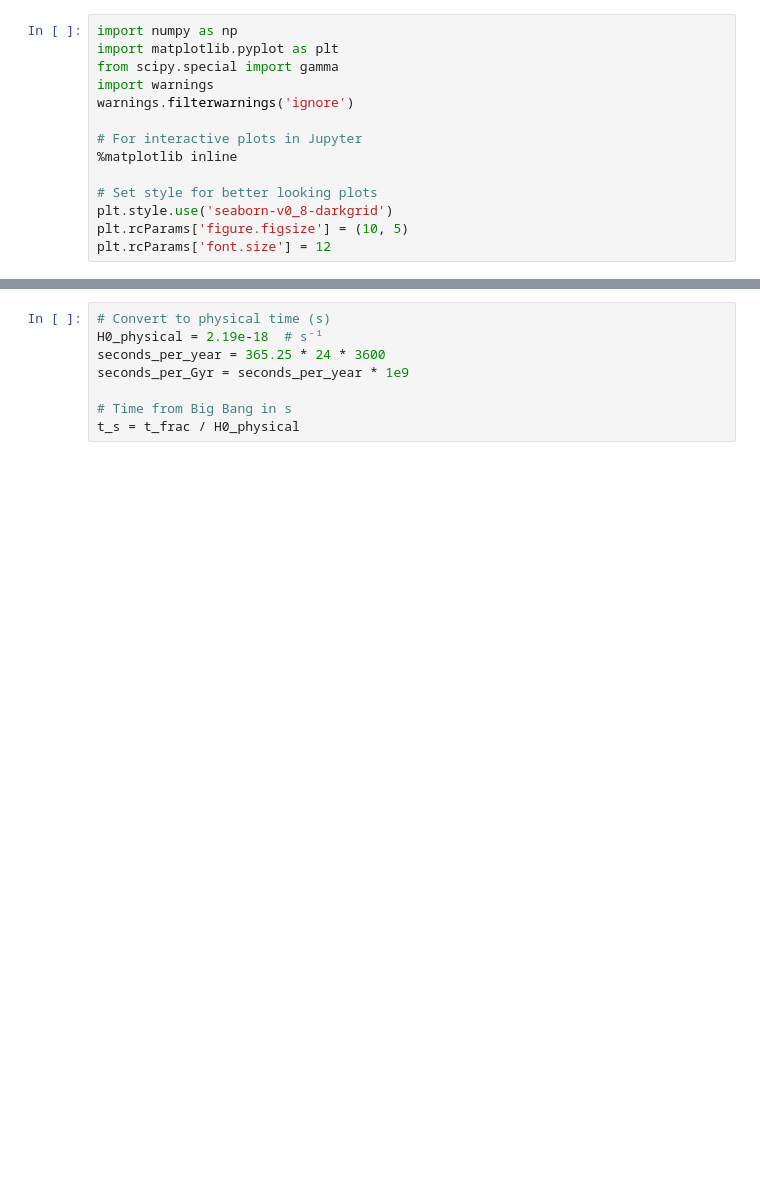
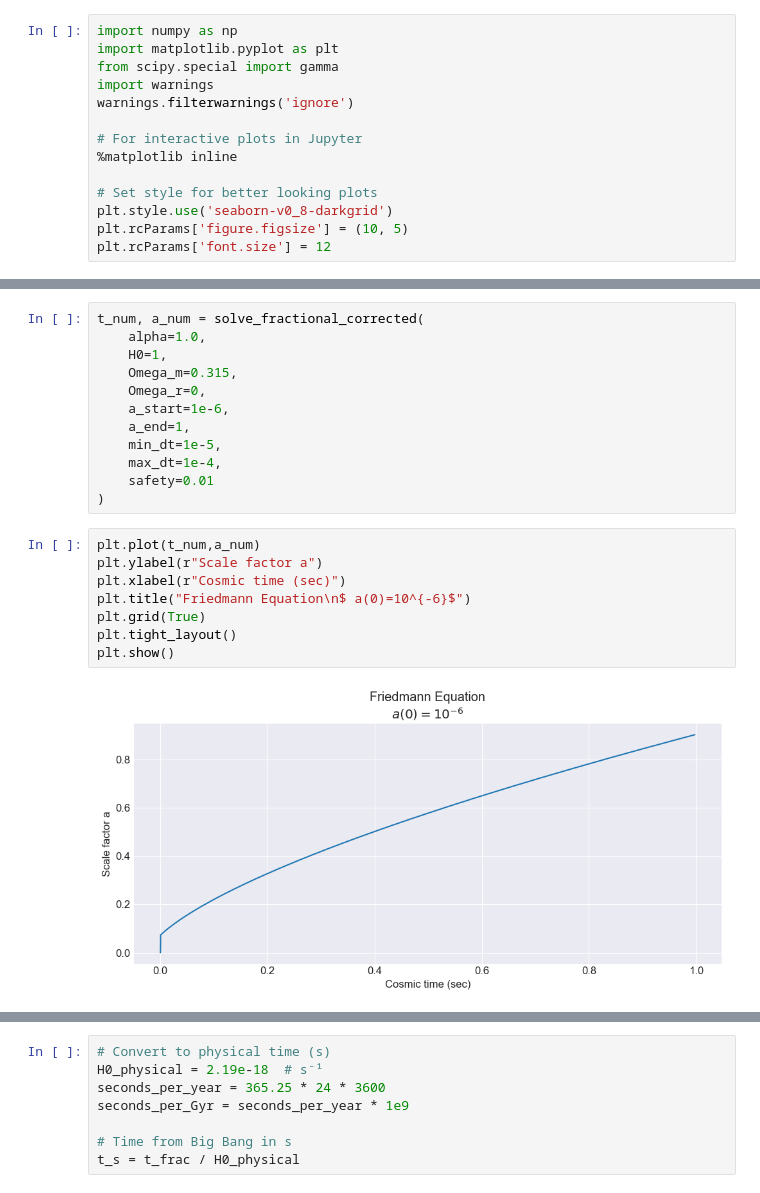
Before and after one commit to YovkochevPakhlavon/NumericalCalculation, a Jupyter notebook: Fractional_Friedmann/Fractional_Friedmann.ipynb, the cells around one changed output, grey strips where cells are left out. Drawn from its saved outputs; the diff is of its cells as text; blank space fills up the shorter version.

```diff
--- a/Fractional_Friedmann/Fractional_Friedmann.ipynb
+++ b/Fractional_Friedmann/Fractional_Friedmann.ipynb
@@ -26,0 +85,22 @@ plt.rcParams['font.size'] = 12
+# %%
+t_num, a_num = solve_fractional_corrected(
+    alpha=1.0,
+    H0=1,
+    Omega_m=0.315,
+    Omega_r=0,
+    a_start=1e-6,
+    a_end=1,
+    min_dt=1e-5,
+    max_dt=1e-4,
+    safety=0.01
+)
+# %%
+plt.plot(t_num,a_num)
+plt.ylabel(r"Scale factor a")
+plt.xlabel(r"Cosmic time (sec)")
+plt.title("Friedmann Equation\n$ a(0)=10^{-6}$")
+plt.grid(True)
+plt.tight_layout()
+plt.show()
+# %% [output]
+[figure, added]
```
Also changed, not shown: parts of 18 cells of this notebook, 3 other files.
